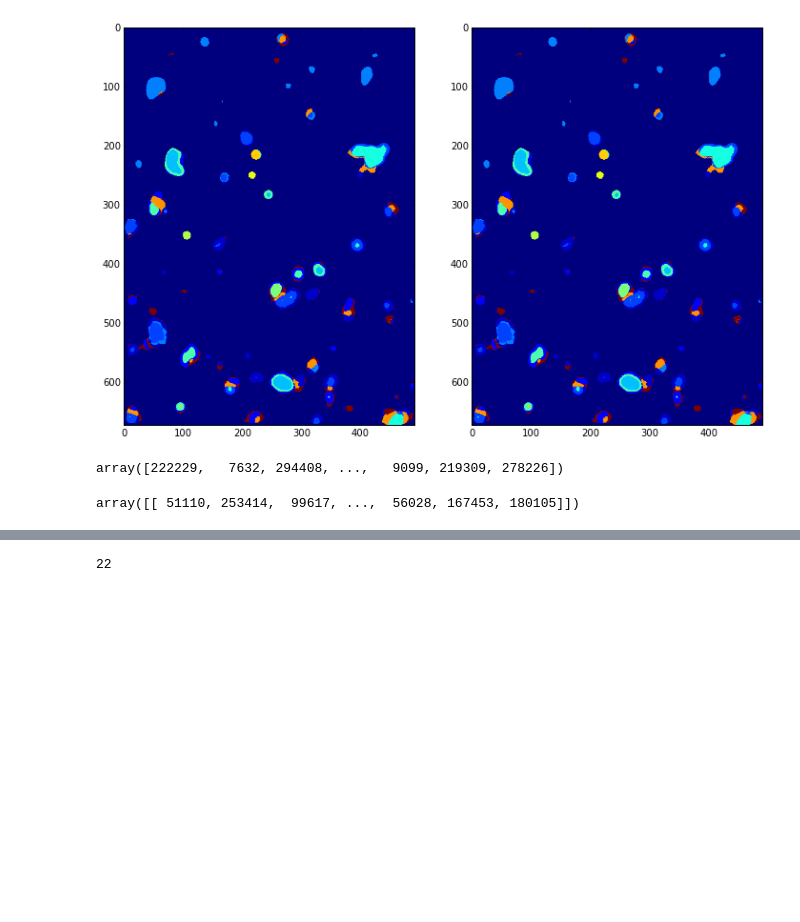
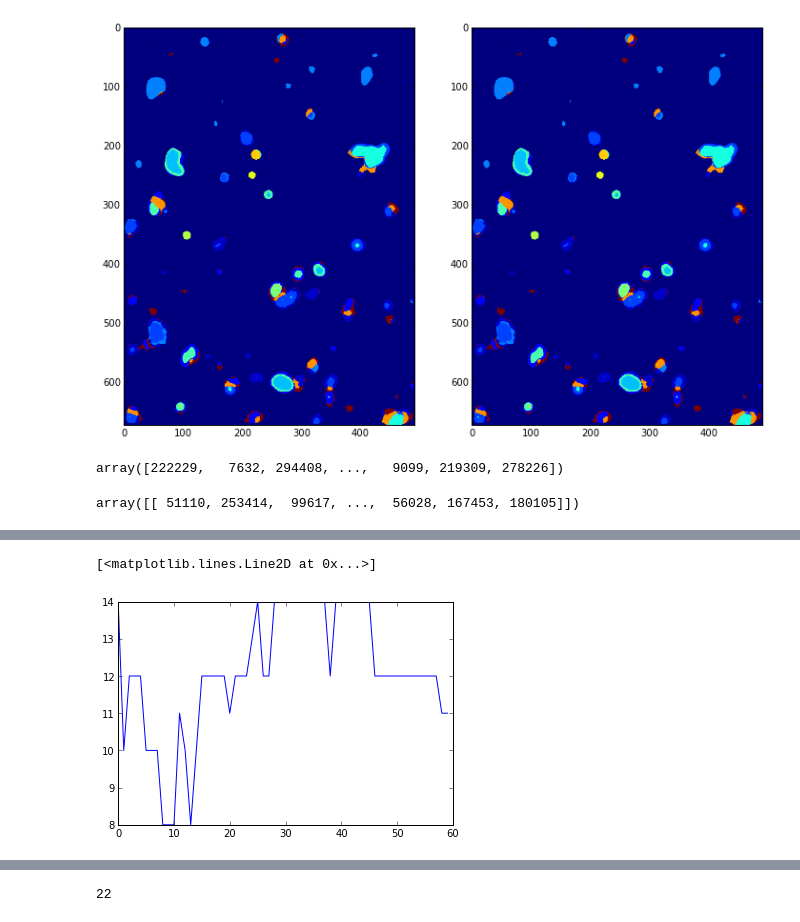
Before and after one commit to klchan13/biosignatures, a Jupyter notebook: notebooks/06-21-14 - Random locations.ipynb, the cells around one changed output, grey strips where cells are left out. Drawn from its saved outputs; the diff is of its cells as text; code cells hidden in the pictures; blank space fills up the shorter version.

```diff
--- a/notebooks/06-21-14 - Random locations.ipynb
+++ b/notebooks/06-21-14 - Random locations.ipynb
@@ -216,0 +276,3 @@ for itr in np.arange(max_itr):
+# %%
+aggre_clust_diffs_40 = aggre_clust_diffs
+med_clust_diffs_40 = med_clust_diffs
@@ -221,0 +301,5 @@ a = 3
+# %%
+plot(np.concatenate((med_clust_diffs_40, med_clust_diffs)))
+# %% [output]
+[<matplotlib.lines.Line2D at 0x...>]
+[figure, added]
```
Also changed, not shown: parts of 20 cells of this notebook, 2 other files.
